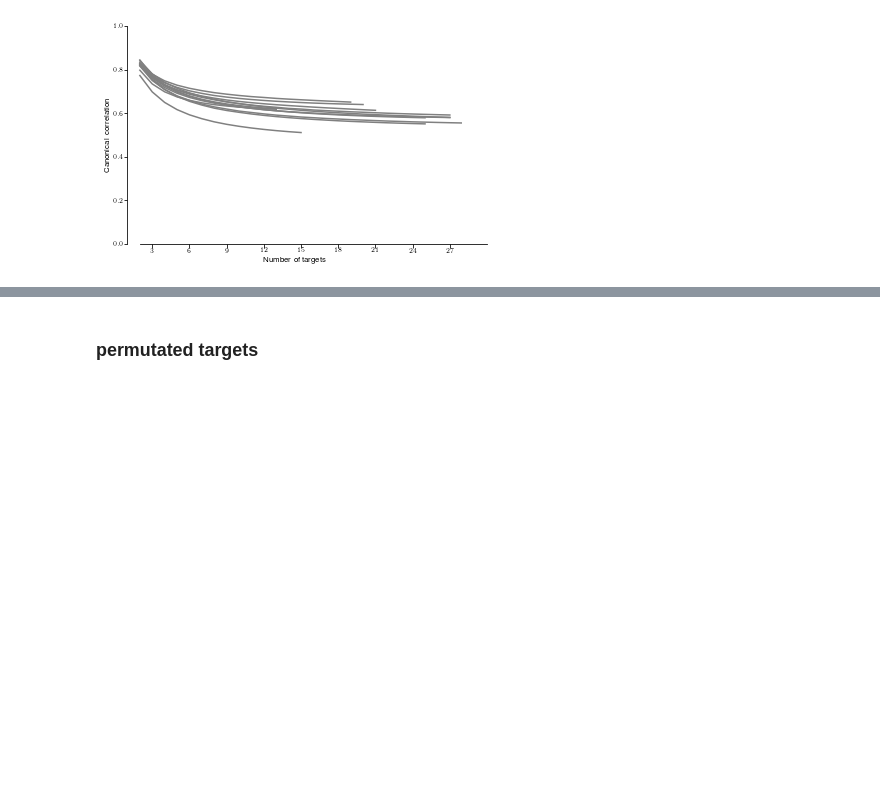
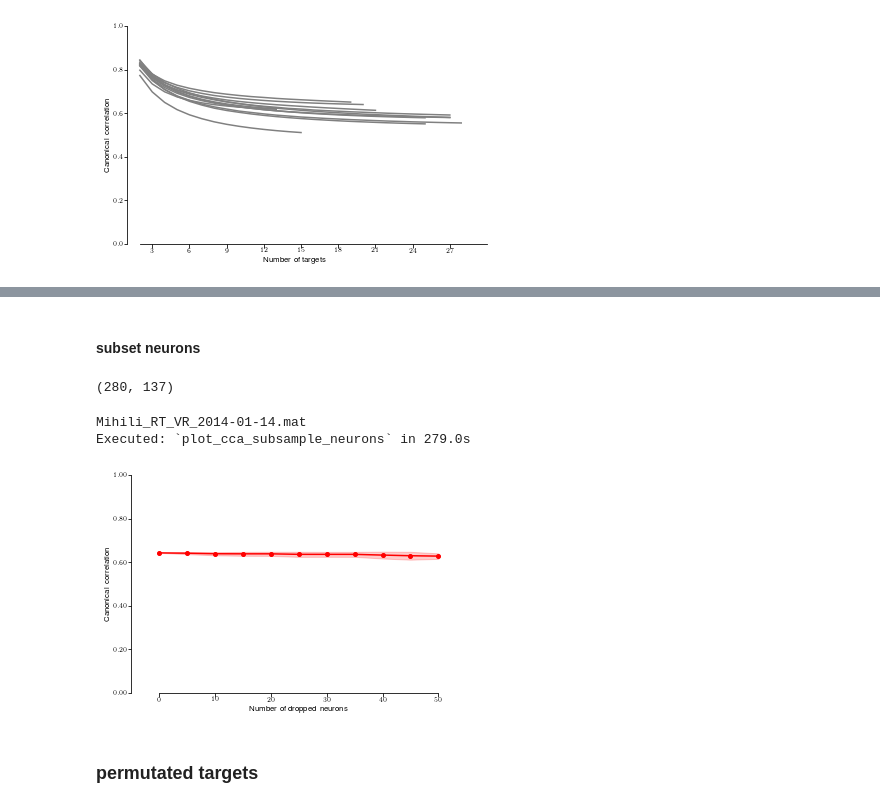
Before and after one commit to AtMostafa/multi-animal-alignment, a Jupyter notebook: random_walk/cca.ipynb, the cells around one changed output, grey strips where cells are left out. Drawn from its saved outputs; the diff is of its cells as text; code cells hidden in the pictures; blank space fills up the shorter version.

Commit message:
subsample neurons for cca

```diff
--- a/random_walk/cca.ipynb
+++ b/random_walk/cca.ipynb
@@ -306,7 +292,7 @@ for ex_file, df1_, df2_ in paired_dfs:
 # %% [markdown]
 #### subset targets
 # %%
-redo = True
+redo = False
 import random
 import itertools
 from tqdm.auto import tqdm
@@ -327,7 +313,7 @@ for ex_file, df1_, df2_ in paired_dfs:
     allCCs = np.array(allCCs).T
 
     #get saved ccs
-    info = '_'.join([ex_file[:-4], str(len(subset_target_groups)), str(defs.n_angle_groups), str(defs.min_trials_per_target), str(defs.match_mse_cutoff_perc)])
+    info = '_'.join([ex_file[:-4], str(defs.n_angle_groups), str(defs.min_trials_per_target), str(defs.match_mse_cutoff_perc)])
     pathPickle = root / 'random-walk-pickles'/ f'cca_subset_targets_{info}.p'
 
     if os.path.exists(pathPickle) and not redo:
@@ -461,0 +437,2 @@ for i, allCCs_subset in enumerate(subset_CCs):
+# %% [markdown]
+#### subset neurons
@@ -462,3 +496,24 @@ for i, allCCs_subset in enumerate(subset_CCs):
+# %%
+ex_file, df1_, df2_ = paired_dfs[0]
+signal = 'MCx_rates'
+n_neurons1 = df1_[signal].values[0].shape[1]
+n_neurons2 = df2_[signal].values[0].shape[1]
+n_neurons1, n_neurons2
+# %% [output]
+(280, 137)
+# %%
+ex_file, df1_, df2_ = paired_dfs[0]
+print(ex_file)
+
+fig,ax = plt.subplots()
+CC_corr_subsample = plot_cca_subsample_neurons(ax, df1_,df2_)
+
+info = '_'.join([ex_file[:-4], str(defs.n_angle_groups), str(defs.min_trials_per_target), str(defs.match_mse_cutoff_perc)])
+plt.savefig("figures/cca_subsample_neurons"+info+'.pdf', format= 'pdf')
+# %% [output]
+Mihili_RT_VR_2014-01-14.mat
+Executed: `plot_cca_subsample_neurons` in 279.0s
+[figure, added]
 # %% [markdown]
 ### permutated targets
 # %%
```
Also changed, not shown: parts of 8 cells of this notebook, 1 other file.
